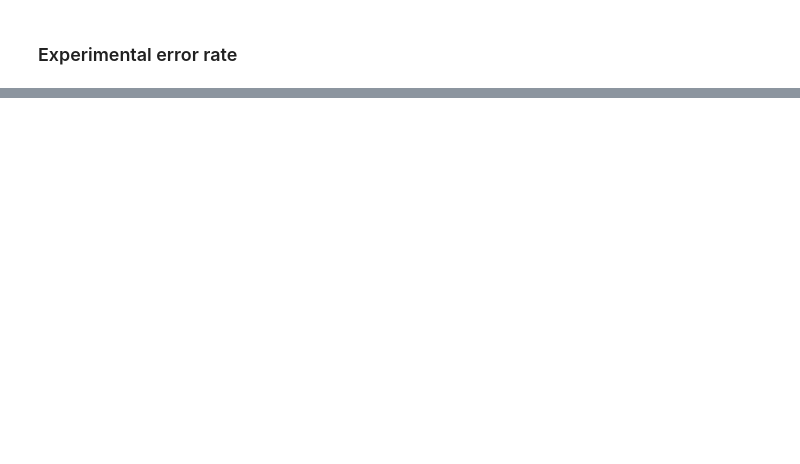
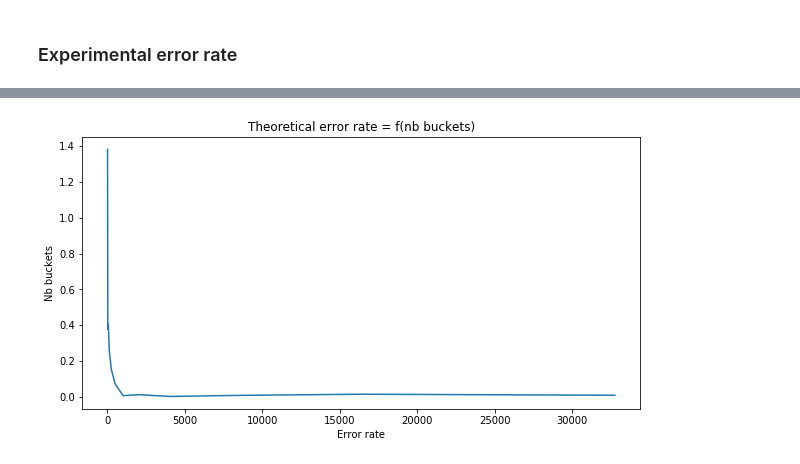
Before and after one commit to streaming-algorithms/hyper_log_log, a Jupyter notebook: notebooks/hyper_log_log_benchmark.ipynb, the cells around one changed output, grey strips where cells are left out. Drawn from its saved outputs; the diff is of its cells as text; code cells hidden in the pictures; blank space fills up the shorter version.

```diff
--- a/notebooks/hyper_log_log_benchmark.ipynb
+++ b/notebooks/hyper_log_log_benchmark.ipynb
@@ -22,5 +21,4 @@ plt.show()
 ### Experimental  error rate
 # %%
 INPUT_CARDINALITY = 10 ** 6
-NB_BUCKETS = 16
-NB_ITERATIONS = 10
+NB_ITERATIONS = 5
@@ -35,7 +49,9 @@ sample_error_rate = [experimental_error_rate(nb_buckets=nb_buckets,
 # %%
-plt.figure(figsize=(15,5))
+plt.figure(figsize=(10,5))
 plt.title("Theoretical error rate = f(nb buckets)")
 plt.xlabel("Error rate")
 plt.ylabel("Nb buckets")
 plt.plot(sample_nb_buckets, sample_error_rate)
 plt.show()
+# %% [output]
+[figure, added]
```
Also changed, not shown: parts of 4 cells of this notebook.
